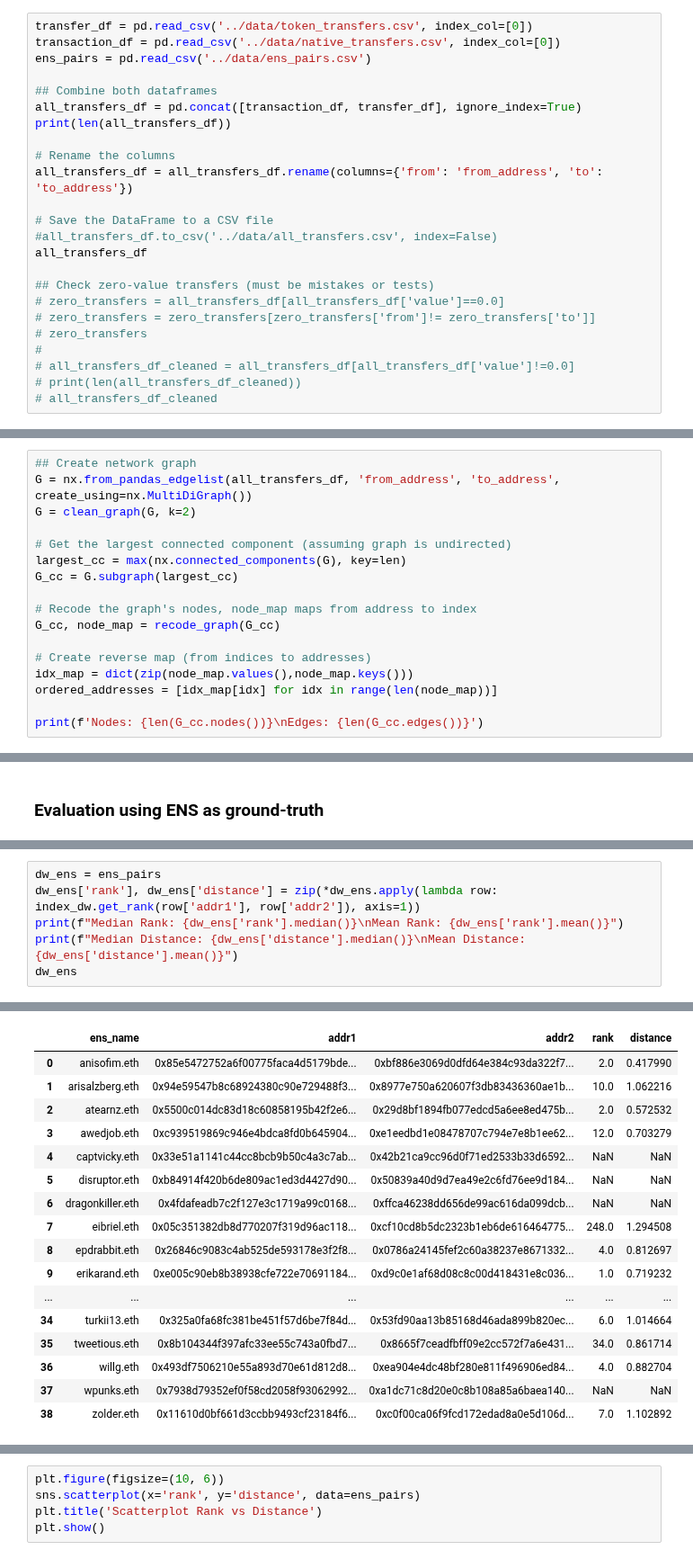
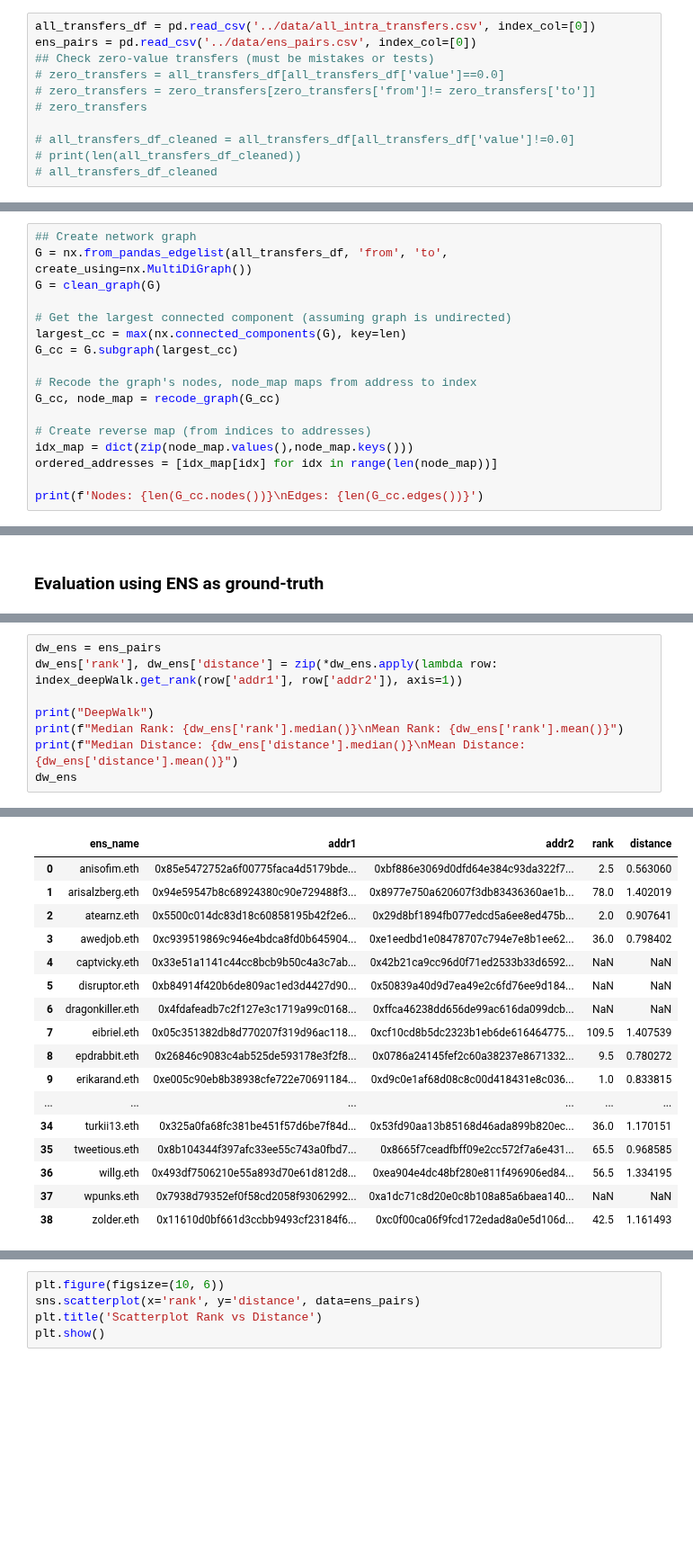
Before and after one commit to dariothuerkauf/address-clustering, a Jupyter notebook: python/node-embedding.ipynb, the cells around one changed output, grey strips where cells are left out. Shown at 90% size. Saved outputs shown, nothing was run; the diff lists cells and outputs as text; blank space fills up the shorter version.

```diff
--- a/python/node-embedding.ipynb
+++ b/python/node-embedding.ipynb
@@ -4,26 +3,13 @@ from utils import *
 # %% [markdown]
 ## Get intra-set dataframes
 # %%
-transfer_df = pd.read_csv('../data/token_transfers.csv', index_col=[0])
-transaction_df = pd.read_csv('../data/native_transfers.csv', index_col=[0])
-ens_pairs = pd.read_csv('../data/ens_pairs.csv')
-
-## Combine both dataframes
-all_transfers_df = pd.concat([transaction_df, transfer_df], ignore_index=True)
-print(len(all_transfers_df))
-
-# Rename the columns
-all_transfers_df = all_transfers_df.rename(columns={'from': 'from_address', 'to': 'to_address'})
-
-# Save the DataFrame to a CSV file
-#all_transfers_df.to_csv('../data/all_transfers.csv', index=False)
-all_transfers_df
-
+all_transfers_df = pd.read_csv('../data/all_intra_transfers.csv', index_col=[0])
+ens_pairs = pd.read_csv('../data/ens_pairs.csv', index_col=[0])
 ## Check zero-value transfers (must be mistakes or tests)
 # zero_transfers = all_transfers_df[all_transfers_df['value']==0.0]
 # zero_transfers = zero_transfers[zero_transfers['from']!= zero_transfers['to']]
 # zero_transfers
-#
+
 # all_transfers_df_cleaned = all_transfers_df[all_transfers_df['value']!=0.0]
 # print(len(all_transfers_df_cleaned))
 # all_transfers_df_cleaned
@@ -46,8 +17,8 @@ all_transfers_df
 ### Prepare network graph
 # %%
 ## Create network graph
-G = nx.from_pandas_edgelist(all_transfers_df, 'from_address', 'to_address', create_using=nx.MultiDiGraph())
-G = clean_graph(G, k=2)
+G = nx.from_pandas_edgelist(all_transfers_df, 'from', 'to', create_using=nx.MultiDiGraph())
+G = clean_graph(G)
 
 # Get the largest connected component (assuming graph is undirected)
 largest_cc = max(nx.connected_components(G), key=len)
@@ -113,6 +108,8 @@ Mean Distance: 0.4924843871305066
 # %%
 dw_ens = ens_pairs
-dw_ens['rank'], dw_ens['distance'] = zip(*dw_ens.apply(lambda row: index_dw.get_rank(row['addr1'], row['addr2']), axis=1))
+dw_ens['rank'], dw_ens['distance'] = zip(*dw_ens.apply(lambda row: index_deepWalk.get_rank(row['addr1'], row['addr2']), axis=1))
+
+print("DeepWalk")
 print(f"Median Rank: {dw_ens['rank'].median()}\nMean Rank: {dw_ens['rank'].mean()}")
 print(f"Median Distance: {dw_ens['distance'].median()}\nMean Distance: {dw_ens['distance'].mean()}")
 dw_ens
@@ -124,17 +122,17 @@ Mean Distance: 0.711425444291484
 |  | ens_name | addr1 | addr2 | rank | distance |
-| 0 | anisofim.eth | 0x85e5472752a6f00775faca4d5179bde... | 0xbf886e3069d0dfd64e384c93da322f7... | 2.0 | 0.417990 |
-| 1 | arisalzberg.eth | 0x94e59547b8c68924380c90e729488f3... | 0x8977e750a620607f3db83436360ae1b... | 10.0 | 1.062216 |
-| 2 | atearnz.eth | 0x5500c014dc83d18c60858195b42f2e6... | 0x29d8bf1894fb077edcd5a6ee8ed475b... | 2.0 | 0.572532 |
-| 3 | awedjob.eth | 0xc939519869c946e4bdca8fd0b645904... | 0xe1eedbd1e08478707c794e7e8b1ee62... | 12.0 | 0.703279 |
+| 0 | anisofim.eth | 0x85e5472752a6f00775faca4d5179bde... | 0xbf886e3069d0dfd64e384c93da322f7... | 2.5 | 0.563060 |
+| 1 | arisalzberg.eth | 0x94e59547b8c68924380c90e729488f3... | 0x8977e750a620607f3db83436360ae1b... | 78.0 | 1.402019 |
+| 2 | atearnz.eth | 0x5500c014dc83d18c60858195b42f2e6... | 0x29d8bf1894fb077edcd5a6ee8ed475b... | 2.0 | 0.907641 |
+| 3 | awedjob.eth | 0xc939519869c946e4bdca8fd0b645904... | 0xe1eedbd1e08478707c794e7e8b1ee62... | 36.0 | 0.798402 |
 | 4 | captvicky.eth | 0x33e51a1141c44cc8bcb9b50c4a3c7ab... | 0x42b21ca9cc96d0f71ed2533b33d6592... | NaN | NaN |
 | 5 | disruptor.eth | 0xb84914f420b6de809ac1ed3d4427d90... | 0x50839a40d9d7ea49e2c6fd76ee9d184... | NaN | NaN |
 | 6 | dragonkiller.eth | 0x4fdafeadb7c2f127e3c1719a99c0168... | 0xffca46238dd656de99ac616da099dcb... | NaN | NaN |
-| 7 | eibriel.eth | 0x05c351382db8d770207f319d96ac118... | 0xcf10cd8b5dc2323b1eb6de616464775... | 248.0 | 1.294508 |
-| 8 | epdrabbit.eth | 0x26846c9083c4ab525de593178e3f2f8... | 0x0786a24145fef2c60a38237e8671332... | 4.0 | 0.812697 |
-| 9 | erikarand.eth | 0xe005c90eb8b38938cfe722e70691184... | 0xd9c0e1af68d08c8c00d418431e8c036... | 1.0 | 0.719232 |
+| 7 | eibriel.eth | 0x05c351382db8d770207f319d96ac118... | 0xcf10cd8b5dc2323b1eb6de616464775... | 109.5 | 1.407539 |
+| 8 | epdrabbit.eth | 0x26846c9083c4ab525de593178e3f2f8... | 0x0786a24145fef2c60a38237e8671332... | 9.5 | 0.780272 |
+| 9 | erikarand.eth | 0xe005c90eb8b38938cfe722e70691184... | 0xd9c0e1af68d08c8c00d418431e8c036... | 1.0 | 0.833815 |
 | ... | ... | ... | ... | ... | ... |
-| 34 | turkii13.eth | 0x325a0fa68fc381be451f57d6be7f84d... | 0x53fd90aa13b85168d46ada899b820ec... | 6.0 | 1.014664 |
-| 35 | tweetious.eth | 0x8b104344f397afc33ee55c743a0fbd7... | 0x8665f7ceadfbff09e2cc572f7a6e431... | 34.0 | 0.861714 |
-| 36 | willg.eth | 0x493df7506210e55a893d70e61d812d8... | 0xea904e4dc48bf280e811f496906ed84... | 4.0 | 0.882704 |
+| 34 | turkii13.eth | 0x325a0fa68fc381be451f57d6be7f84d... | 0x53fd90aa13b85168d46ada899b820ec... | 36.0 | 1.170151 |
+| 35 | tweetious.eth | 0x8b104344f397afc33ee55c743a0fbd7... | 0x8665f7ceadfbff09e2cc572f7a6e431... | 65.5 | 0.968585 |
+| 36 | willg.eth | 0x493df7506210e55a893d70e61d812d8... | 0xea904e4dc48bf280e811f496906ed84... | 56.5 | 1.334195 |
 | 37 | wpunks.eth | 0x7938d79352ef0f58cd2058f93062992... | 0xa1dc71c8d20e0c8b108a85a6baea140... | NaN | NaN |
-| 38 | zolder.eth | 0x11610d0bf661d3ccbb9493cf23184f6... | 0xc0f00ca06f9fcd172edad8a0e5d106d... | 7.0 | 1.102892 |
+| 38 | zolder.eth | 0x11610d0bf661d3ccbb9493cf23184f6... | 0xc0f00ca06f9fcd172edad8a0e5d106d... | 42.5 | 1.161493 |
```
Also changed, not shown: parts of 16 cells of this notebook.
